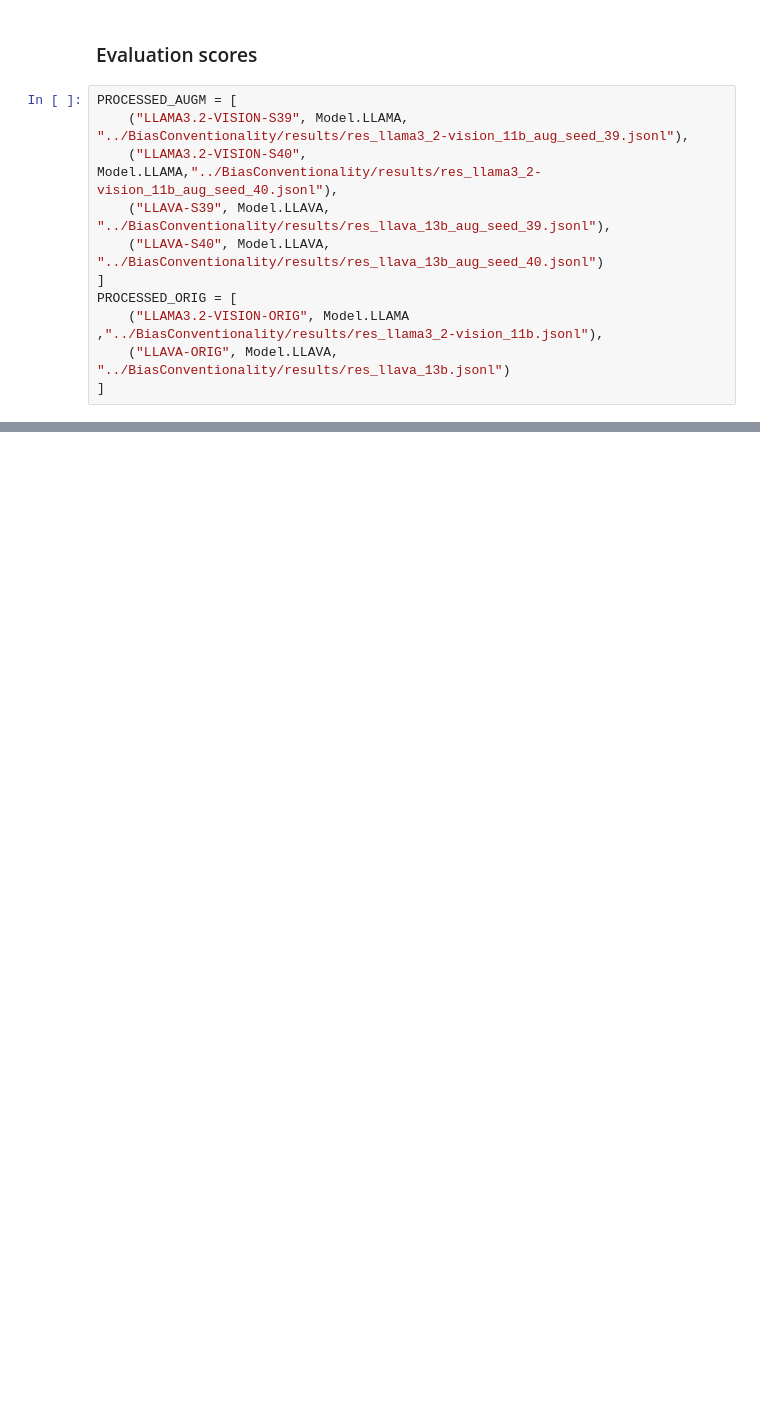
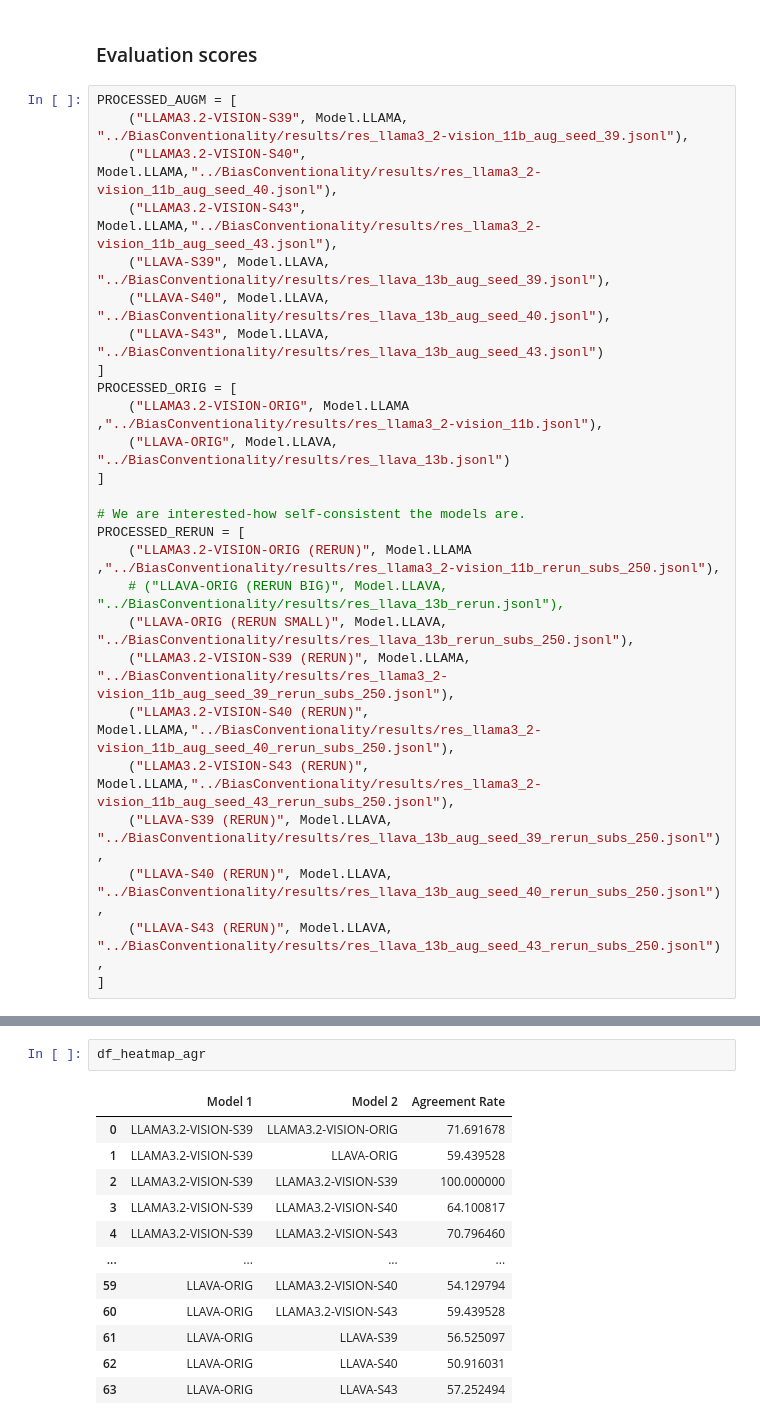
Before and after one commit to mystreamer/lt2318-project, a Jupyter notebook: Analysis/Analysis.ipynb, the cells around one changed output, grey strips where cells are left out. Drawn from its saved outputs; the diff is of its cells as text; blank space fills up the shorter version.

```diff
--- a/Analysis/Analysis.ipynb
+++ b/Analysis/Analysis.ipynb
@@ -320,11 +379,26 @@ Name: target, dtype: int64
 PROCESSED_AUGM = [
     ("LLAMA3.2-VISION-S39", Model.LLAMA, "../BiasConventionality/results/res_llama3_2-vision_11b_aug_seed_39.jsonl"),
     ("LLAMA3.2-VISION-S40", Model.LLAMA,"../BiasConventionality/results/res_llama3_2-vision_11b_aug_seed_40.jsonl"),
+    ("LLAMA3.2-VISION-S43", Model.LLAMA,"../BiasConventionality/results/res_llama3_2-vision_11b_aug_seed_43.jsonl"),
     ("LLAVA-S39", Model.LLAVA, "../BiasConventionality/results/res_llava_13b_aug_seed_39.jsonl"),
-    ("LLAVA-S40", Model.LLAVA, "../BiasConventionality/results/res_llava_13b_aug_seed_40.jsonl")
+    ("LLAVA-S40", Model.LLAVA, "../BiasConventionality/results/res_llava_13b_aug_seed_40.jsonl"),
+    ("LLAVA-S43", Model.LLAVA, "../BiasConventionality/results/res_llava_13b_aug_seed_43.jsonl")
 ]
 PROCESSED_ORIG = [
     ("LLAMA3.2-VISION-ORIG", Model.LLAMA ,"../BiasConventionality/results/res_llama3_2-vision_11b.jsonl"),
     ("LLAVA-ORIG", Model.LLAVA, "../BiasConventionality/results/res_llava_13b.jsonl")
 ]
+
+# We are interested-how self-consistent the models are.
+PROCESSED_RERUN = [
+    ("LLAMA3.2-VISION-ORIG (RERUN)", Model.LLAMA ,"../BiasConventionality/results/res_llama3_2-vision_11b_rerun_subs_250.jsonl"),
+    # ("LLAVA-ORIG (RERUN BIG)", Model.LLAVA, "../BiasConventionality/results/res_llava_13b_rerun.jsonl"),
+    ("LLAVA-ORIG (RERUN SMALL)", Model.LLAVA, "../BiasConventionality/results/res_llava_13b_rerun_subs_250.jsonl"),
+    ("LLAMA3.2-VISION-S39 (RERUN)", Model.LLAMA, "../BiasConventionality/results/res_llama3_2-vision_11b_aug_seed_39_rerun_subs_250.jsonl"),
+    ("LLAMA3.2-VISION-S40 (RERUN)", Model.LLAMA,"../BiasConventionality/results/res_llama3_2-vision_11b_aug_seed_40_rerun_subs_250.jsonl"),
+    ("LLAMA3.2-VISION-S43 (RERUN)", Model.LLAMA,"../BiasConventionality/results/res_llama3_2-vision_11b_aug_seed_43_rerun_subs_250.jsonl"),
+    ("LLAVA-S39 (RERUN)", Model.LLAVA, "../BiasConventionality/results/res_llava_13b_aug_seed_39_rerun_subs_250.jsonl"),
+    ("LLAVA-S40 (RERUN)", Model.LLAVA, "../BiasConventionality/results/res_llava_13b_aug_seed_40_rerun_subs_250.jsonl"),
+    ("LLAVA-S43 (RERUN)", Model.LLAVA, "../BiasConventionality/results/res_llava_13b_aug_seed_43_rerun_subs_250.jsonl"),
+]
 # %%
@@ -496,0 +602,15 @@ agreement_rates
+# %%
+df_heatmap_agr
+# %% [output]
+|  | Model 1 | Model 2 | Agreement Rate |
+| 0 | LLAMA3.2-VISION-S39 | LLAMA3.2-VISION-ORIG | 71.691678 |
+| 1 | LLAMA3.2-VISION-S39 | LLAVA-ORIG | 59.439528 |
+| 2 | LLAMA3.2-VISION-S39 | LLAMA3.2-VISION-S39 | 100.000000 |
+| 3 | LLAMA3.2-VISION-S39 | LLAMA3.2-VISION-S40 | 64.100817 |
+| 4 | LLAMA3.2-VISION-S39 | LLAMA3.2-VISION-S43 | 70.796460 |
+| ... | ... | ... | ... |
+| 59 | LLAVA-ORIG | LLAMA3.2-VISION-S40 | 54.129794 |
+| 60 | LLAVA-ORIG | LLAMA3.2-VISION-S43 | 59.439528 |
+| 61 | LLAVA-ORIG | LLAVA-S39 | 56.525097 |
+| 62 | LLAVA-ORIG | LLAVA-S40 | 50.916031 |
+| 63 | LLAVA-ORIG | LLAVA-S43 | 57.252494 |
```
Also changed, not shown: parts of 56 cells of this notebook, 40 other files.
